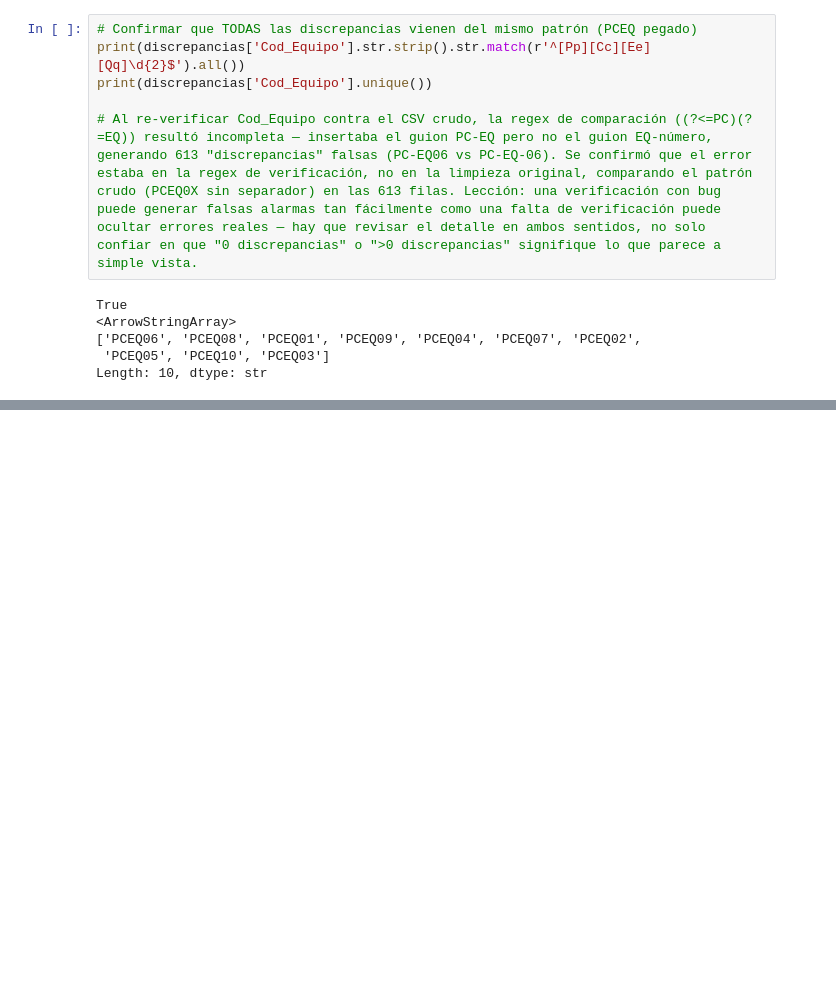
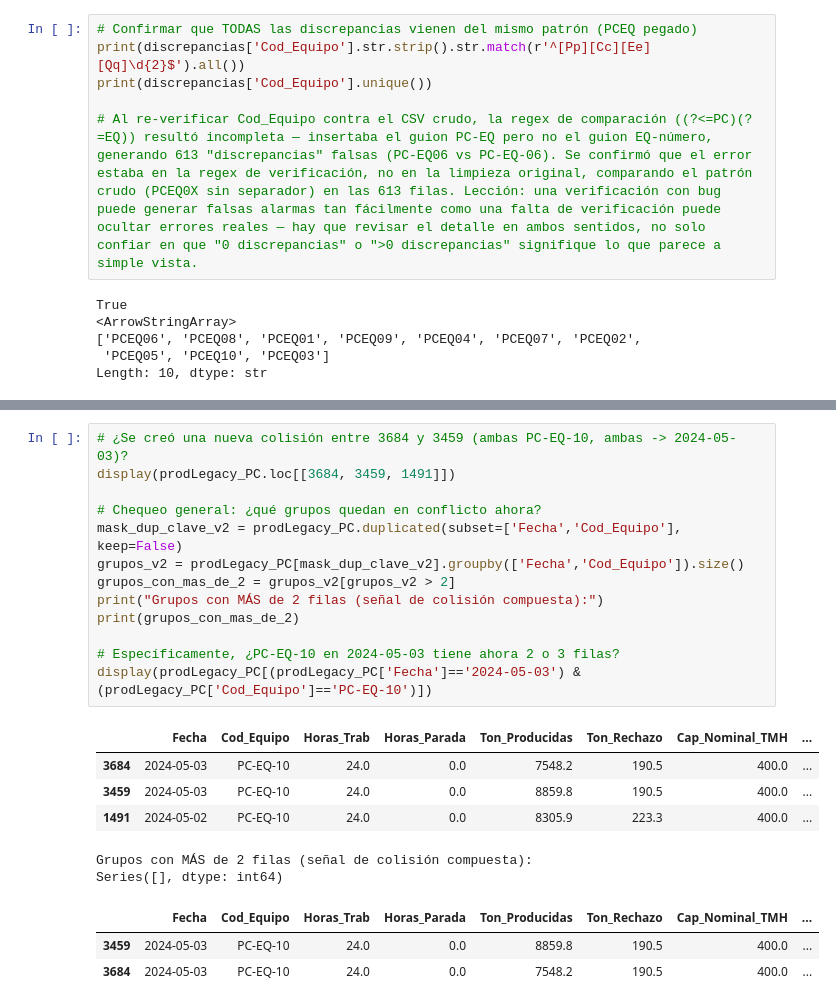
Before and after one commit to josue789a/Mineria-simulacion-v2, a Jupyter notebook: notebooks/Exploracion1.ipynb, the cells around one changed output, grey strips where cells are left out. Saved outputs shown, nothing was run; the diff lists cells and outputs as text; blank space fills up the shorter version.

```diff
--- a/notebooks/Exploracion1.ipynb
+++ b/notebooks/Exploracion1.ipynb
@@ -1654,0 +1801,23 @@ Length: 10, dtype: str
+# %%
+# ¿Se creó una nueva colisión entre 3684 y 3459 (ambas PC-EQ-10, ambas -> 2024-05-03)?
+display(prodLegacy_PC.loc[[3684, 3459, 1491]])
+
+# Chequeo general: ¿qué grupos quedan en conflicto ahora?
+mask_dup_clave_v2 = prodLegacy_PC.duplicated(subset=['Fecha','Cod_Equipo'], keep=False)
+grupos_v2 = prodLegacy_PC[mask_dup_clave_v2].groupby(['Fecha','Cod_Equipo']).size()
+grupos_con_mas_de_2 = grupos_v2[grupos_v2 > 2]
+print("Grupos con MÁS de 2 filas (señal de colisión compuesta):")
+print(grupos_con_mas_de_2)
+
+# Específicamente, ¿PC-EQ-10 en 2024-05-03 tiene ahora 2 o 3 filas?
+display(prodLegacy_PC[(prodLegacy_PC['Fecha']=='2024-05-03') & (prodLegacy_PC['Cod_Equipo']=='PC-EQ-10')])
+# %% [output]
+|  | Fecha | Cod_Equipo | Horas_Trab | Horas_Parada | Ton_Producidas | Ton_Rechazo | Cap_Nominal_TMH | ... |
+| 3684 | 2024-05-03 | PC-EQ-10 | 24.0 | 0.0 | 7548.2 | 190.5 | 400.0 | ... |
+| 3459 | 2024-05-03 | PC-EQ-10 | 24.0 | 0.0 | 8859.8 | 190.5 | 400.0 | ... |
+| 1491 | 2024-05-02 | PC-EQ-10 | 24.0 | 0.0 | 8305.9 | 223.3 | 400.0 | ... |
+Grupos con MÁS de 2 filas (señal de colisión compuesta):
+Series([], dtype: int64)
+|  | Fecha | Cod_Equipo | Horas_Trab | Horas_Parada | Ton_Producidas | Ton_Rechazo | Cap_Nominal_TMH | ... |
+| 3459 | 2024-05-03 | PC-EQ-10 | 24.0 | 0.0 | 8859.8 | 190.5 | 400.0 | ... |
+| 3684 | 2024-05-03 | PC-EQ-10 | 24.0 | 0.0 | 7548.2 | 190.5 | 400.0 | ... |
```
Also changed, not shown: parts of 12 cells of this notebook.
